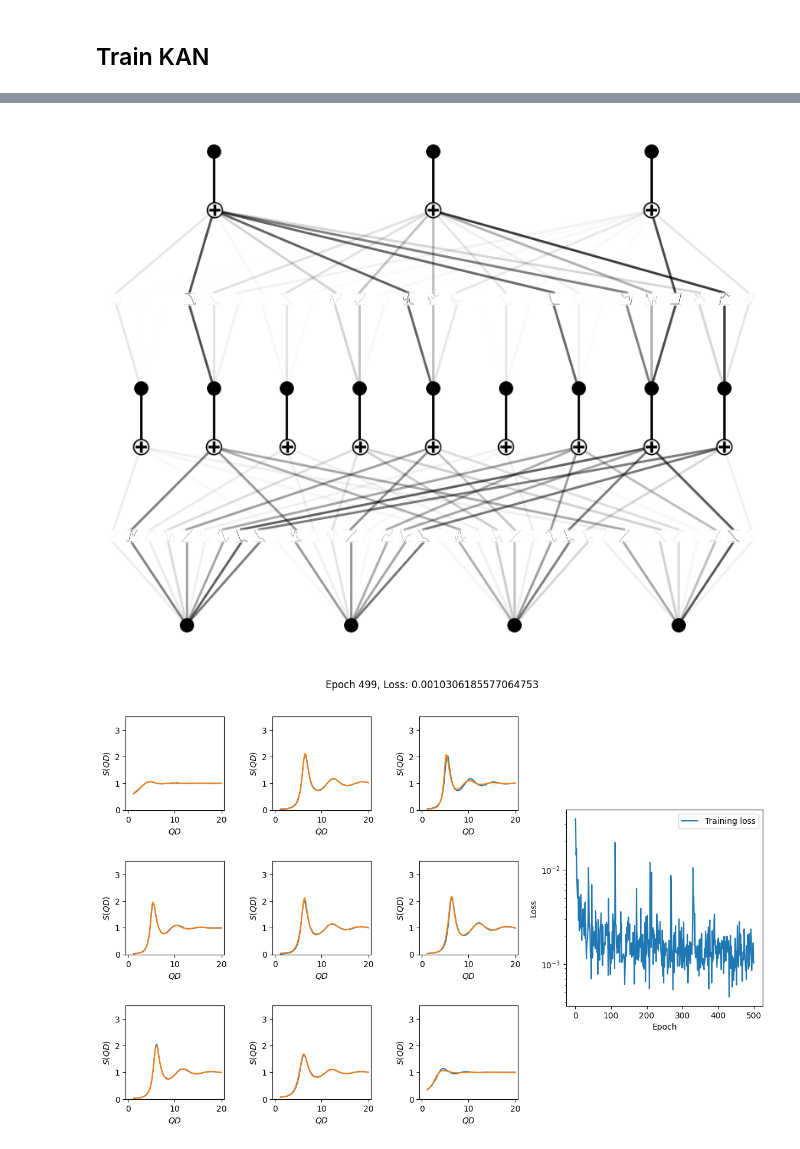
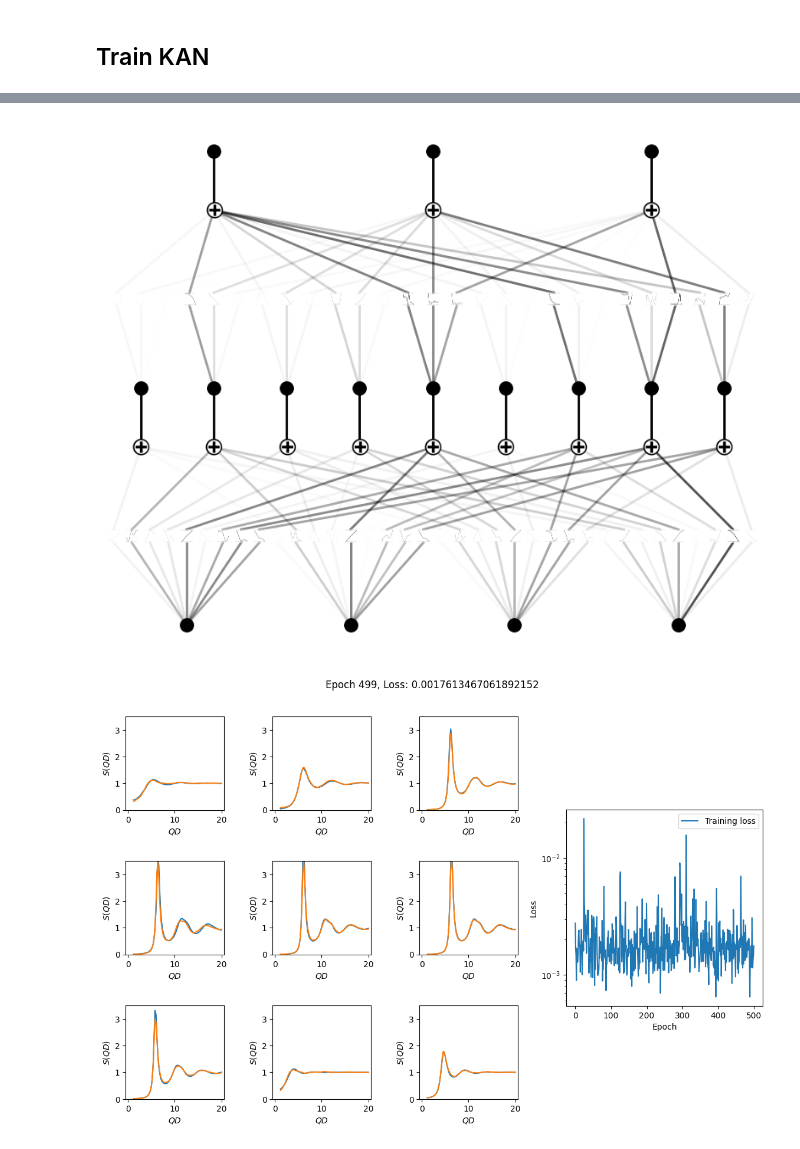
Before and after one commit to ch-tung/SQ_KAN, a Jupyter notebook: test_KAN_SQ_sin.ipynb, the cells around one changed output, grey strips where cells are left out. Cells and saved outputs as stored; diff of their text form; code cells hidden in the pictures.

```diff
--- a/test_KAN_SQ_sin.ipynb
+++ b/test_KAN_SQ_sin.ipynb
@@ -32,5 +32,5 @@ with open('setup_ts.txt', 'w') as file:
     yaml.dump(params, file)
 # %%
-config_file = 'setup_ts.txt'
+config_file = 'setup_ts_full.txt'
 x_train, y_train, Q_train = load_training_data(config_file)
 # %% [output]
@@ -107,8 +107,8 @@ Q = np.linspace(1.2,20,95)
 class SQ_KAN(nn.Module):
     def __init__(self, width=[4,11,3], width_aug=[3,7,7,3], grid=10, grid_aug=10, k=3, seed=42, device='cpu', multiplier=40):
         super(SQ_KAN, self).__init__()
-        self.kan_aug = KAN(width=width_aug, grid=grid_aug, k=k, seed=seed, device=device, noise_scale=.1, base_fun='identity')
-        self.kan = KAN(width=width, grid=grid, k=k, seed=seed, device=device, noise_scale=.1, base_fun='identity')
+        self.kan_aug = KAN(width=width_aug, grid=grid_aug, k=k, seed=seed, device=device, noise_scale=.01, base_fun='identity')
+        self.kan = KAN(width=width, grid=grid, k=k, seed=seed, device=device, noise_scale=.01, base_fun='identity')
         self.kan_aug.update_grid_from_samples(to_torch_device(x_train))
         self.Q_torch_scale = to_torch_device((Q-6)/20)
         self.Q_torch = to_torch_device(Q)
@@ -290,6 +290,6 @@ def train_model_KAN(model, x_train, y_train, epochs=100, batch_size=256, lr=1e-3
             model.kan_aug.plot(scale=1)
             model.kan.plot(scale=1)
 # %%
-# model_KAN.load_state_dict(torch.load('./saved_model/KAN/model_7_7_grid.pth'))
+model_KAN.load_state_dict(torch.load('./saved_model/KAN/model_9_7_sin_ft.pth'))
 train_model_KAN(model_KAN, x_train, y_train, epochs=500, batch_size=256, lr=5e-3)
 # %% [output]
@@ -297,2 +297,2 @@ train_model_KAN(model_KAN, x_train, y_train, epochs=500, batch_size=256, lr=5e-3
-[figure, old version]
+[figure, new version]
-[figure, old version]
+[figure, new version]
```
Also changed, not shown: parts of 6 cells of this notebook.
